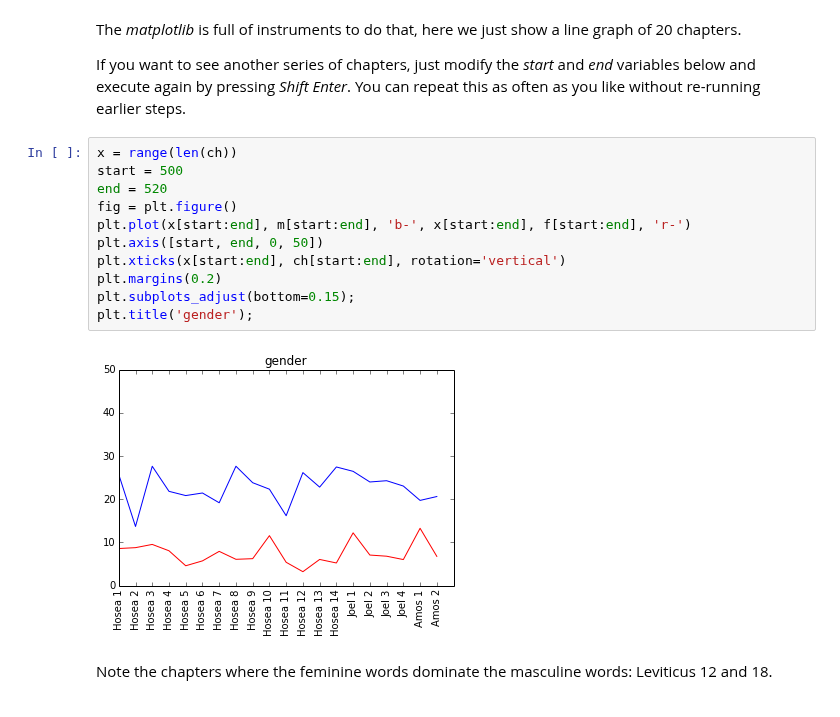
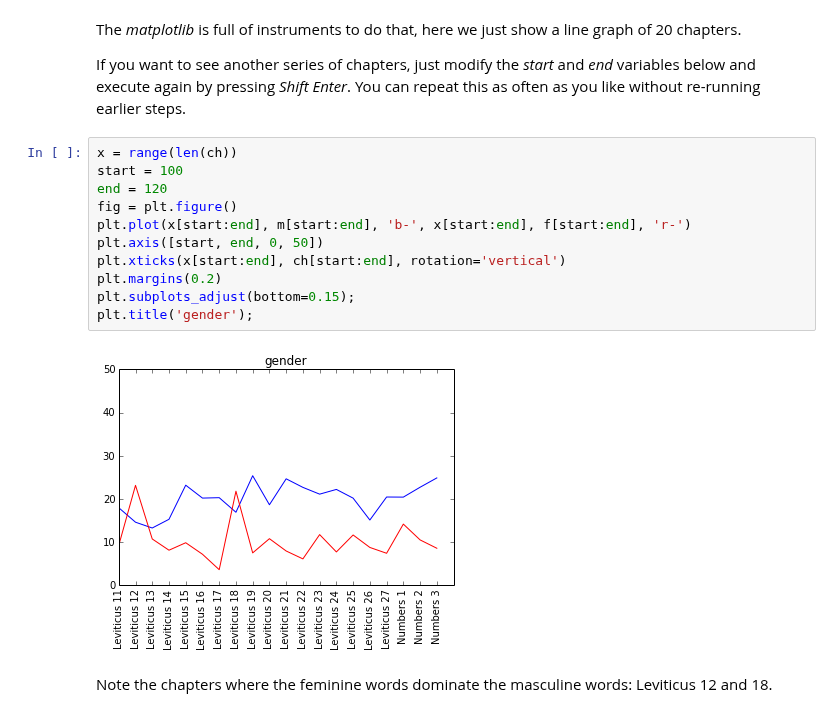
Before and after one commit to dirkroorda/laf-fabric, a Jupyter notebook: notebooks/gender.ipynb, the cells around one changed output. Cells and saved outputs as stored; diff of their text form.

```diff
--- a/notebooks/gender.ipynb
+++ b/notebooks/gender.ipynb
@@ -235,16 +236,16 @@ The *matplotlib* is full of instruments to do that, here we just show a line gra
 If you want to see another series of chapters, just modify the *start* and *end* variables below and execute again by pressing *Shift Enter*. You can repeat this as often as you like without re-running earlier steps.
 # %%
 x = range(len(ch))
-start = 500
-end = 520
+start = 100
+end = 120
 fig = plt.figure()
 plt.plot(x[start:end], m[start:end], 'b-', x[start:end], f[start:end], 'r-')
 plt.axis([start, end, 0, 50])
 plt.xticks(x[start:end], ch[start:end], rotation='vertical')
 plt.margins(0.2)
 plt.subplots_adjust(bottom=0.15);
 plt.title('gender');
 # %% [output]
-[figure, old version]
+[figure, new version]
 # %% [markdown]
 Note the chapters where the feminine words dominate the masculine words: Leviticus 12 and 18.
```
Also changed, not shown: parts of 2 cells of this notebook, 11 other files.
